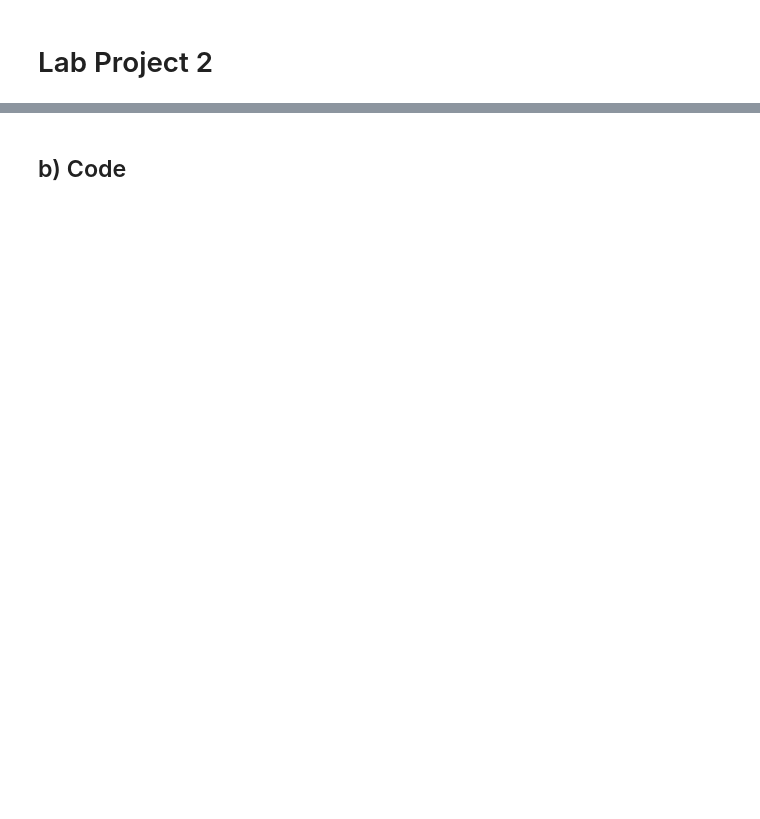
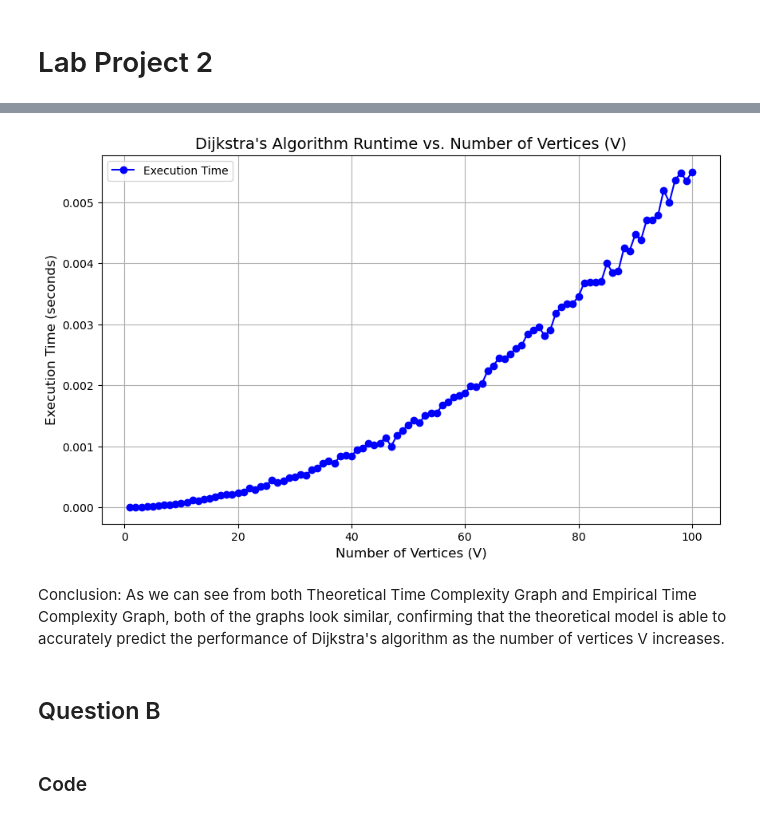
Before and after one commit to acmin1/SC2001Projects, a Jupyter notebook: lab2/lab2notebook.ipynb, the cells around one changed output, grey strips where cells are left out. Saved outputs shown, nothing was run; the diff lists cells and outputs as text; code cells hidden in the pictures; blank space fills up the shorter version.

```diff
--- a/lab2/lab2notebook.ipynb
+++ b/lab2/lab2notebook.ipynb
@@ -167,0 +174,12 @@ Shortest path from 0 to 4: [0, 4]
+# %%
+V_range = range(1, 101)
+execution_times = []
+
+for V in V_range:
+    total_times = 0
+    for _ in range(10):
+        graph = generate_random_graph(V)
+        distances,predecessors, execution_time  = dijkstra(graph, 0)
+        total_times += execution_time
+    average_times = total_times/10
+    execution_times.append(average_times)
@@ -170,5 +221,20 @@ Shortest path from 0 to 4: [0, 4]
+# %%
+plt.figure(figsize=(10, 6))
+plt.plot(V_range, execution_times, marker='o', label='Execution Time', color='b')
+plt.title("Dijkstra's Algorithm Runtime vs. Number of Vertices (V)", fontsize=14)
+plt.xlabel("Number of Vertices (V)", fontsize=12)
+plt.ylabel("Execution Time (seconds)", fontsize=12)
+plt.grid(True)
+plt.legend()
+plt.show()
+# %% [output]
+[figure, added]
+# %% [markdown]
+Conclusion: As we can see from both Theoretical Time Complexity Graph and Empirical Time Complexity Graph, both of the graphs look similar, confirming that the theoretical model is able to accurately predict the performance of Dijkstra's algorithm as the number of vertices V increases.
+# %% [markdown]
+## Question B
 # %% [markdown]
-## b) Code
+### Code
 # %%
 def generate_random_graph_adj_list(num_vertices, max_weight=10, sparsity=0.5):
     """Generates a random directed graph as an adjacency list."""
```
Also changed, not shown: parts of 15 cells of this notebook.
